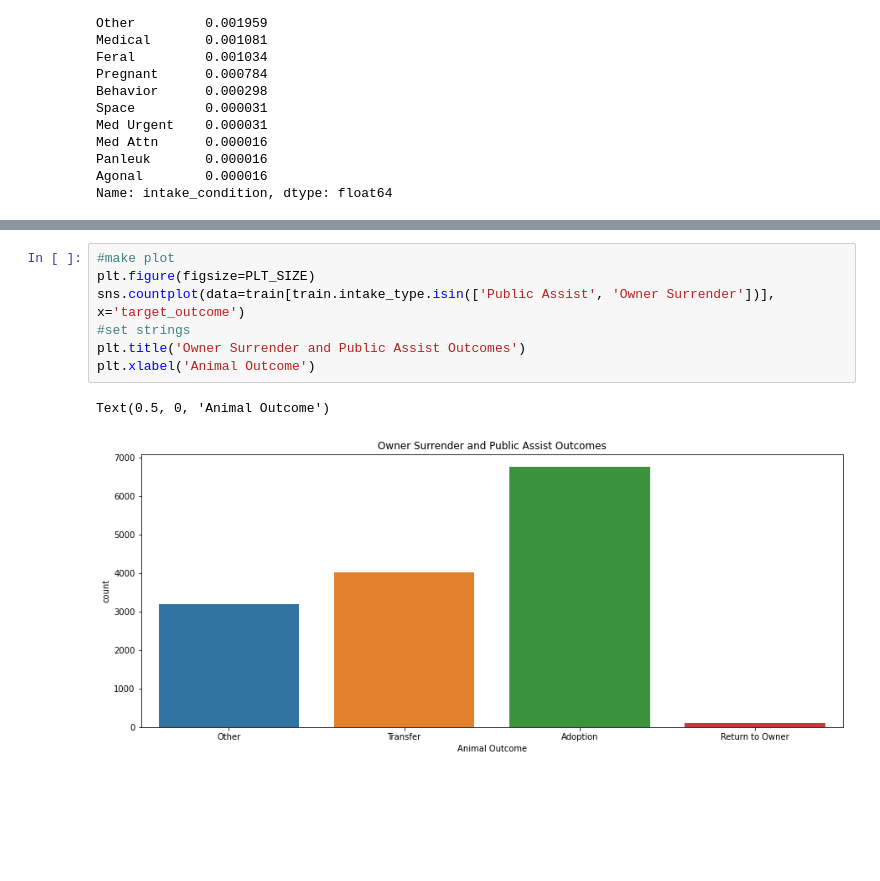
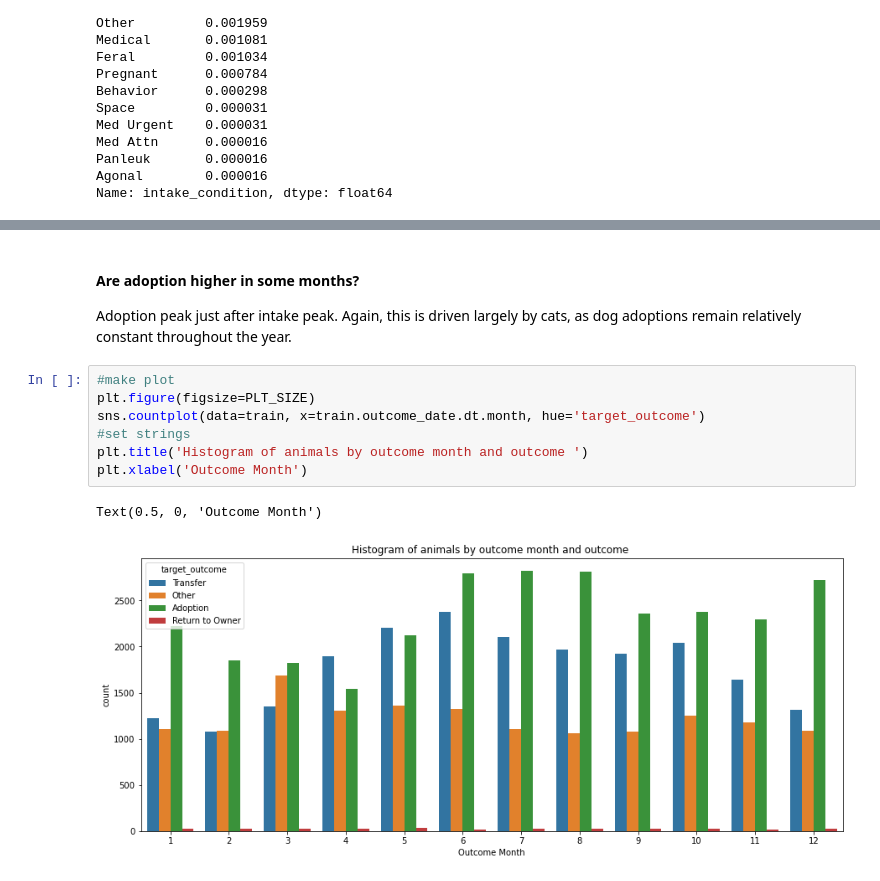
Before and after one commit to stephenfitzsimon/pet_adoption_project, a Jupyter notebook: final_adoption_report.ipynb, the cells around one changed output, grey strips where cells are left out. Drawn from its saved outputs; the diff is of its cells as text; blank space fills up the shorter version.

```diff
--- a/final_adoption_report.ipynb
+++ b/final_adoption_report.ipynb
@@ -353,10 +585,14 @@ Name: intake_condition, dtype: float64
+# %% [markdown]
+#### Are adoption higher in some months?
+
+Adoption peak just after intake peak.  Again, this is driven largely by cats, as dog adoptions remain relatively constant throughout the year.
 # %%
 #make plot
 plt.figure(figsize=PLT_SIZE)
-sns.countplot(data=train[train.intake_type.isin(['Public Assist', 'Owner Surrender'])], x='target_outcome')
+sns.countplot(data=train, x=train.outcome_date.dt.month, hue='target_outcome')
 #set strings
-plt.title('Owner Surrender and Public Assist Outcomes')
-plt.xlabel('Animal Outcome')
+plt.title('Histogram of animals by outcome month and outcome ')
+plt.xlabel('Outcome Month')
 # %% [output]
-Text(0.5, 0, 'Animal Outcome')
+Text(0.5, 0, 'Outcome Month')
-[figure, old version]
+[figure, new version]
```
Also changed, not shown: parts of 51 cells of this notebook, 3 other files.
